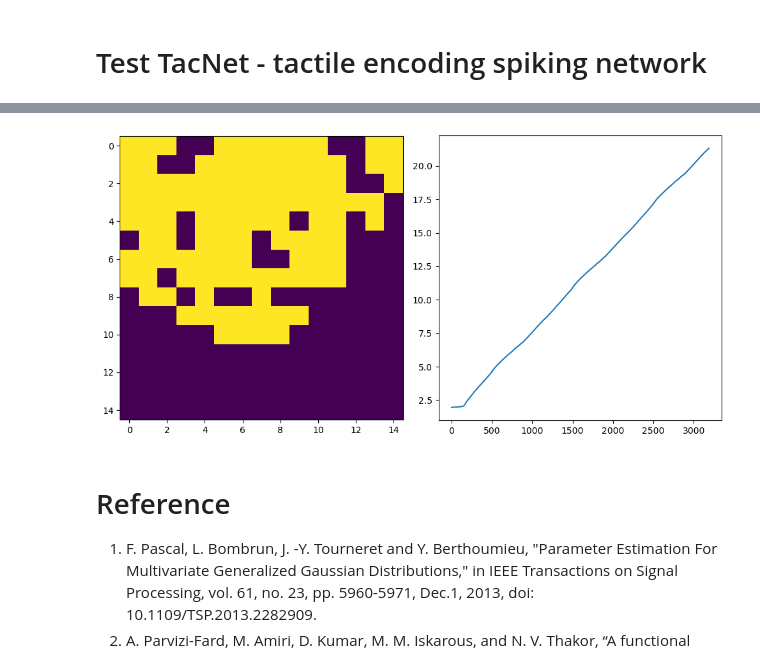
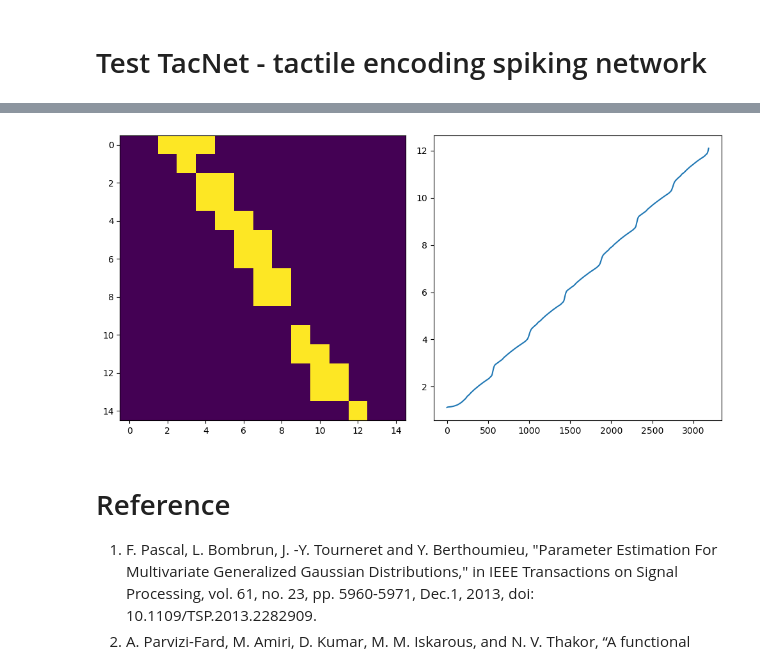
Before and after one commit to wngfra/tac3d, a Jupyter notebook: tacsense/brian_simulate.ipynb, the cells around one changed output, grey strips where cells are left out. Saved outputs shown, nothing was run; the diff lists cells and outputs as text; code cells hidden in the pictures.

Commit message:
updated touch dataset

```diff
--- a/tacsense/brian_simulate.ipynb
+++ b/tacsense/brian_simulate.ipynb
@@ -19,8 +19,8 @@ dt = 1*ms
 
 # Load dataset
 dataset = np.load("../data/touch.pkl", allow_pickle=True)
-sensordata = dataset['reach_site9']['sensordata']
-orientations = dataset['reach_site9']['orientations']
+sensordata = dataset['round_site']['sensordata']
+orientations = dataset['round_site']['orientations']
 data = np.asarray(sensordata)
 
 # Convert values to spikes
@@ -36,7 +36,7 @@ else:
 duration = I.values.shape[0]*dt
 num_neurons = [225, 15, 36]
 model = TacNet(num_neurons)
-mons = model.run(I, duration)
+mons = model.run(I, duration, clean=True)
 
 # Plot results
 fig, axs = plt.subplots(7, 1, figsize=(20, 21))
@@ -66,11 +85,11 @@ Starting simulation at t=0 s for duration 3.187 s
 # %%
 fig, axs = plt.subplots(1, 2, figsize=(10, 5))
-axs[0].imshow(data[160, :, :])
+axs[0].imshow(data[1000, :, :])
 axs[1].plot(orientations)
 plt.tight_layout()
 plt.show()
 # %% [output]
-[figure, old version]
+[figure, new version]
 # %% [markdown]
 # Reference
 1. F. Pascal, L. Bombrun, J. -Y. Tourneret and Y. Berthoumieu, "Parameter Estimation For Multivariate Generalized Gaussian Distributions," in IEEE Transactions on Signal Processing, vol. 61, no. 23, pp. 5960-5971, Dec.1, 2013, doi: 10.1109/TSP.2013.2282909.
```
Also changed, not shown: parts of 1 cell of this notebook, 12 other files.
